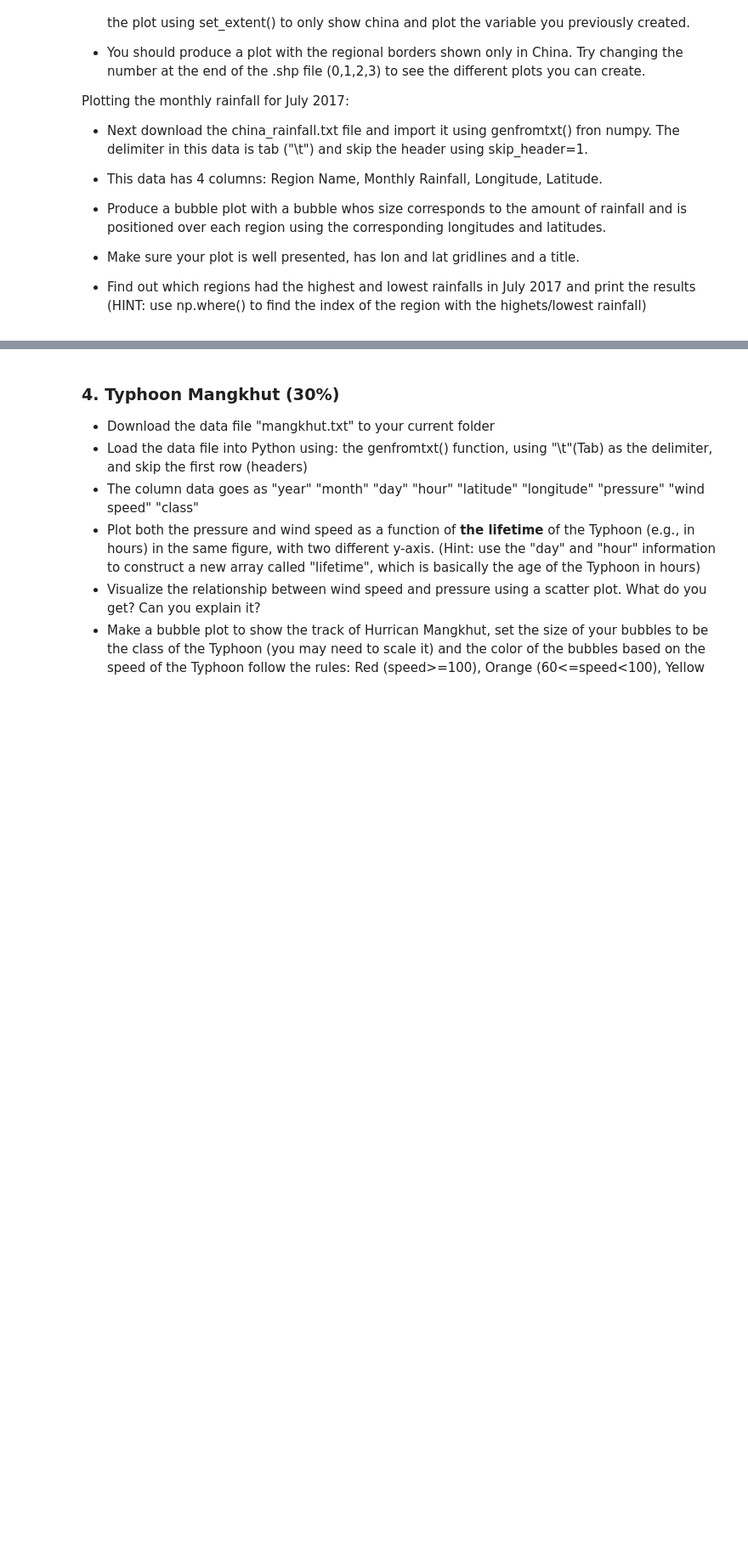
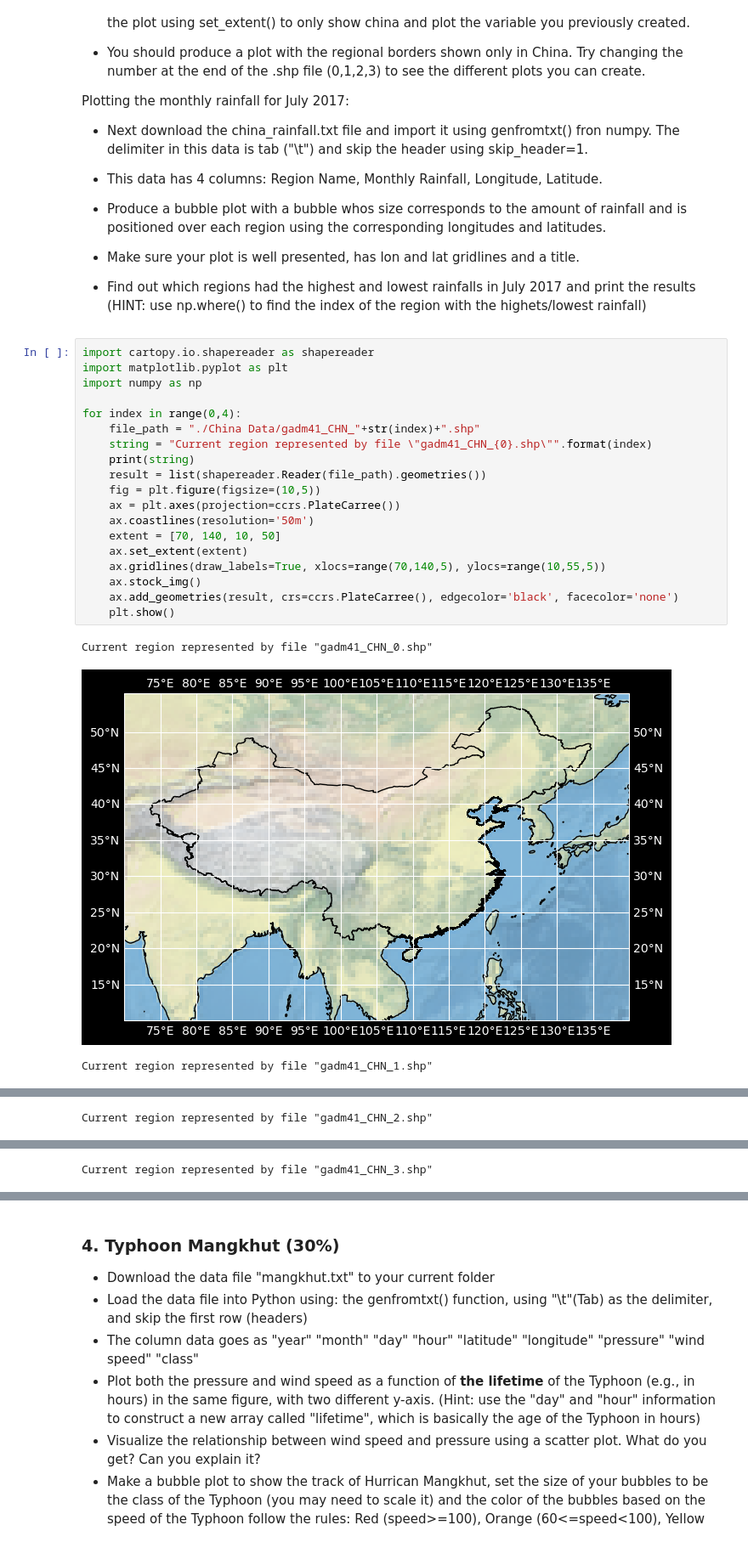
Before and after one commit to JerrySiRi/NJUAI_Learning_partial, a Jupyter notebook: HKU_exchange/Data_analysis_and_modeling_EASC2410/Assignment/HW 4/HW4 Revised-2024.ipynb, the cells around one changed output, grey strips where cells are left out. Shown at 85% size. Drawn from its saved outputs; the diff is of its cells as text; blank space fills up the shorter version.

```diff
--- a/HKU_exchange/Data_analysis_and_modeling_EASC2410/Assignment/HW 4/HW4 Revised-2024.ipynb
+++ b/HKU_exchange/Data_analysis_and_modeling_EASC2410/Assignment/HW 4/HW4 Revised-2024.ipynb
@@ -152,3 +152,26 @@ Plotting the monthly rainfall for July 2017:
 * Make sure your plot is well presented, has lon and lat gridlines and a title.
 
 * Find out which regions had the highest and lowest rainfalls in July 2017 and print the results (HINT: use np.where() to find the index of the region with the highets/lowest rainfall)
+# %%
+import cartopy.io.shapereader as shapereader
+import matplotlib.pyplot as plt
+import numpy as np
+
+for index in range(0,4):
+    file_path = "./China Data/gadm41_CHN_"+str(index)+".shp"
+    string = "Current region represented by file \"gadm41_CHN_{0}.shp\"".format(index)
+    print(string)
+    result = list(shapereader.Reader(file_path).geometries())
+    fig = plt.figure(figsize=(10,5))
+    ax = plt.axes(projection=ccrs.PlateCarree())
+    ax.coastlines(resolution='50m')
+    extent = [70, 140, 10, 50]
+    ax.set_extent(extent)
+    ax.gridlines(draw_labels=True, xlocs=range(70,140,5), ylocs=range(10,55,5))
+    ax.stock_img()
+    ax.add_geometries(result, crs=ccrs.PlateCarree(), edgecolor='black', facecolor='none')
+    plt.show()
+# %% [output]
+Current region represented by file "gadm41_CHN_0.shp"
+[figure, added]
+Current region represented by file "gadm41_CHN_1.shp"
@@ -154,0 +179 @@ Plotting the monthly rainfall for July 2017:
+Current region represented by file "gadm41_CHN_2.shp"
@@ -154,0 +181 @@ Plotting the monthly rainfall for July 2017:
+Current region represented by file "gadm41_CHN_3.shp"
```
Also changed, not shown: parts of 5 cells of this notebook.
